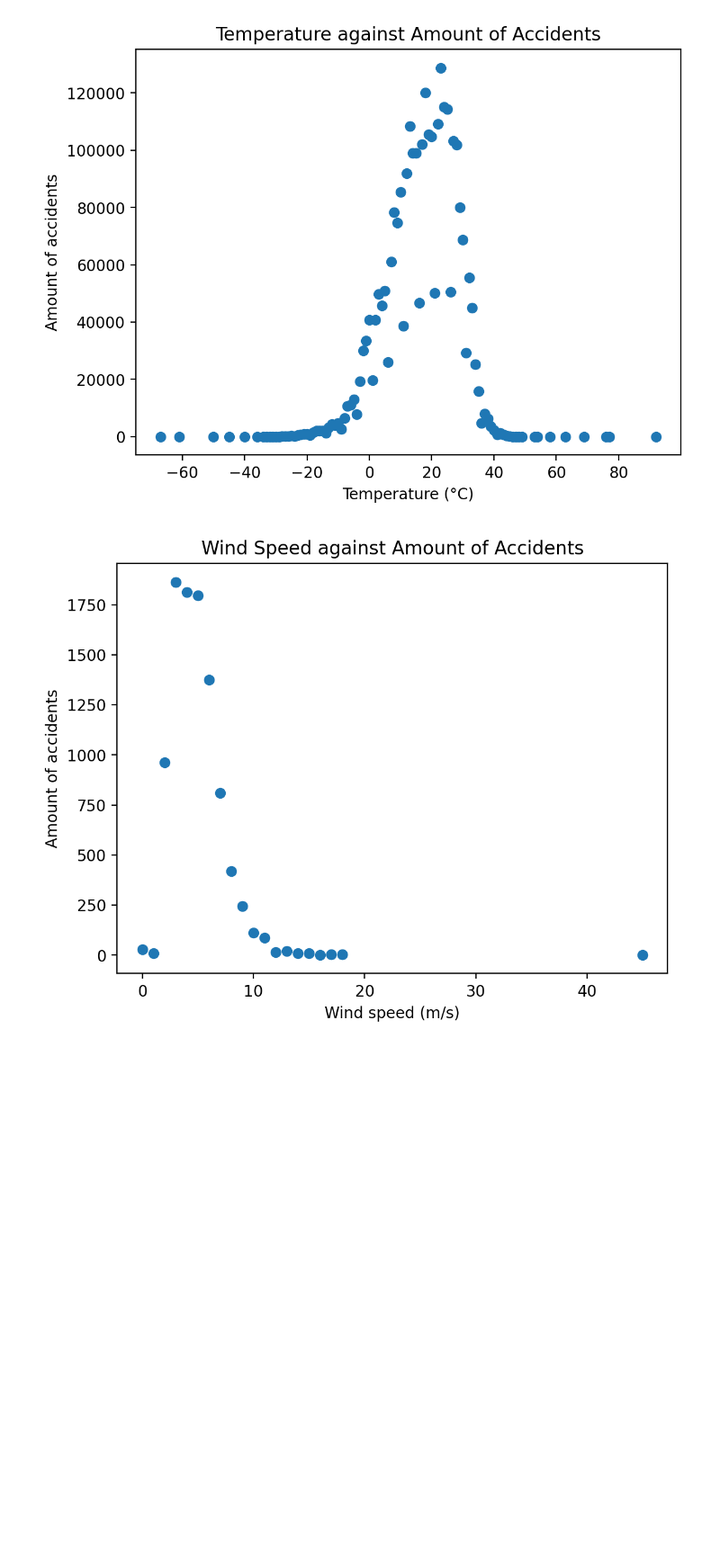
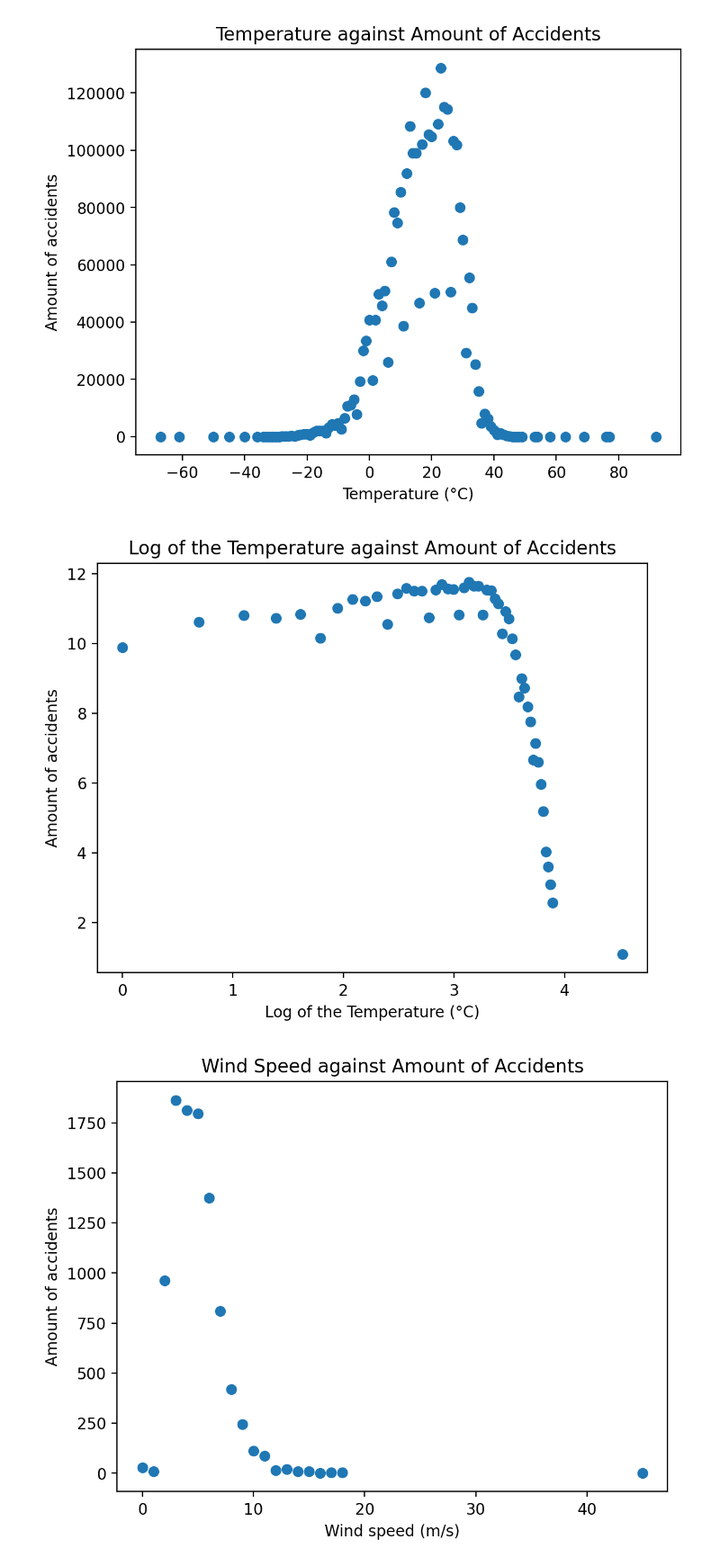
Before and after one commit to sigurdurhaukur/slysprediction, a Jupyter notebook: accidents/temp_plot.ipynb, the cells around one changed output. Shown at 90% size. Cells and saved outputs as stored; diff of their text form; code cells hidden in the pictures; blank space fills up the shorter version.

```diff
--- a/accidents/temp_plot.ipynb
+++ b/accidents/temp_plot.ipynb
@@ -25,6 +25,35 @@ plt.ylabel("Amount of accidents")
 plt.show()
 # %% [output]
 [figure]
+# %%
+import matplotlib.pyplot as plt
+import numpy as np
+import pandas as pd
+
+# temperature agains accidents
+data = pd.read_csv(
+    "./hiti.csv",
+    delimiter=",",
+    names=["temperature", "amount of accidents"],
+    skiprows=1,
+)
+
+data = data.sort_values(by=["temperature"])
+data = np.log(data)
+
+data = data.drop(data[data["amount of accidents"] == 0].index)
+temperature = data["temperature"]
+amount_of_accidents = data["amount of accidents"]
+
+plt.figure(dpi=200)
+plt.title("Log of the Temperature against Amount of Accidents")
+plt.scatter(temperature, amount_of_accidents)
+plt.xlabel("Log of the Temperature (°C)")
+plt.ylabel("Amount of accidents")
+# plt.show()
+plt.savefig("../figures/highres/log_temperature_against_amount_of_accidents.png")
+# %% [output]
+[figure, added]
 # %%
 
 # wind speed against accidents
```
Also changed, not shown: 23 other files.
